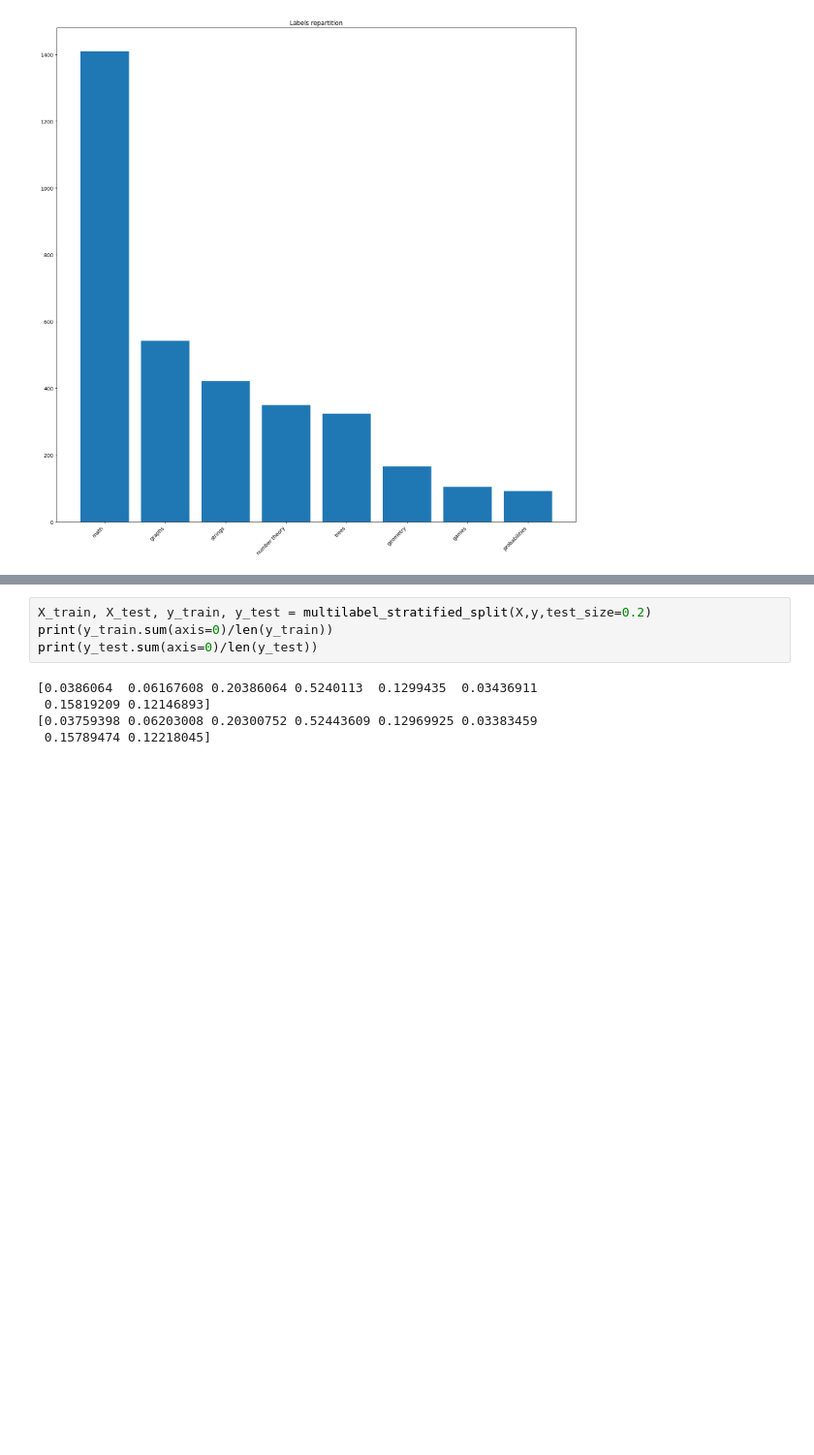
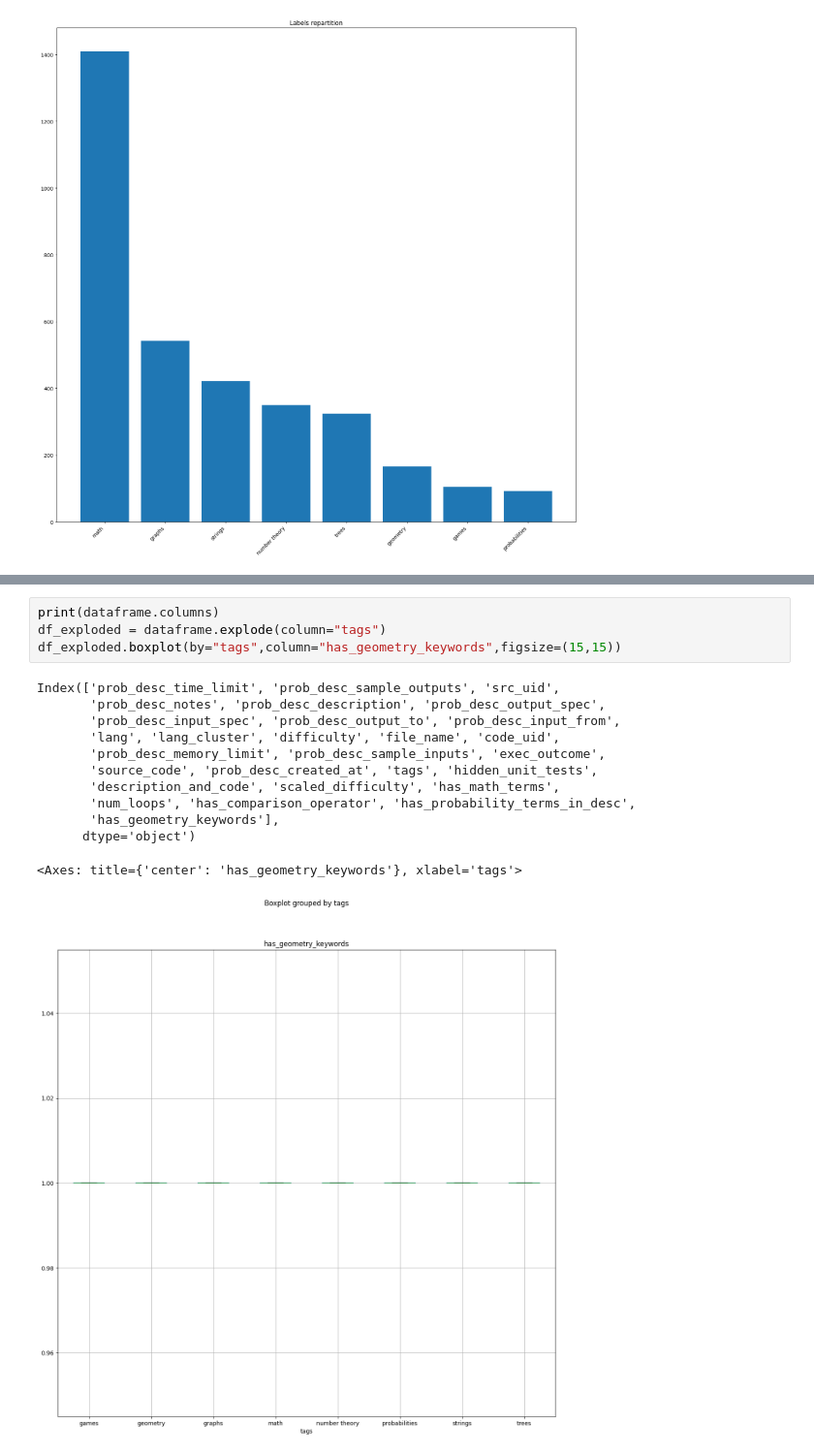
Before and after one commit to francois-leguernic/CodeClassificationCodeForce, a Jupyter notebook: Exploration/CodeClassificationNotebook.ipynb, the cells around one changed output, grey strips where cells are left out. Shown at 97% size. Saved outputs shown, nothing was run; the diff lists cells and outputs as text; blank space fills up the shorter version.

```diff
--- a/Exploration/CodeClassificationNotebook.ipynb
+++ b/Exploration/CodeClassificationNotebook.ipynb
@@ -97,12 +166,20 @@ You can set `force_col_wise=true` to remove the overhead.
 # %%
-X_train, X_test, y_train, y_test = multilabel_stratified_split(X,y,test_size=0.2)
-print(y_train.sum(axis=0)/len(y_train))
-print(y_test.sum(axis=0)/len(y_test))
+print(dataframe.columns)
+df_exploded = dataframe.explode(column="tags")
+df_exploded.boxplot(by="tags",column="has_geometry_keywords",figsize=(15,15))
 # %% [output]
-[0.0386064  0.06167608 0.20386064 0.5240113  0.1299435  0.03436911
- 0.15819209 0.12146893]
-[0.03759398 0.06203008 0.20300752 0.52443609 0.12969925 0.03383459
- 0.15789474 0.12218045]
+Index(['prob_desc_time_limit', 'prob_desc_sample_outputs', 'src_uid',
+       'prob_desc_notes', 'prob_desc_description', 'prob_desc_output_spec',
+       'prob_desc_input_spec', 'prob_desc_output_to', 'prob_desc_input_from',
+       'lang', 'lang_cluster', 'difficulty', 'file_name', 'code_uid',
+       'prob_desc_memory_limit', 'prob_desc_sample_inputs', 'exec_outcome',
+       'source_code', 'prob_desc_created_at', 'tags', 'hidden_unit_tests',
+       'description_and_code', 'scaled_difficulty', 'has_math_terms',
+       'num_loops', 'has_comparison_operator', 'has_probability_terms_in_desc',
+       'has_geometry_keywords'],
+      dtype='object')
+<Axes: title={'center': 'has_geometry_keywords'}, xlabel='tags'>
+[figure, added]
 # %%
 bar_plot_confusion(analyze_tag_confusions(y_test,y_pred,mlb.classes_))
 # %% [output]
```
Also changed, not shown: parts of 8 cells of this notebook, 3 other files.
